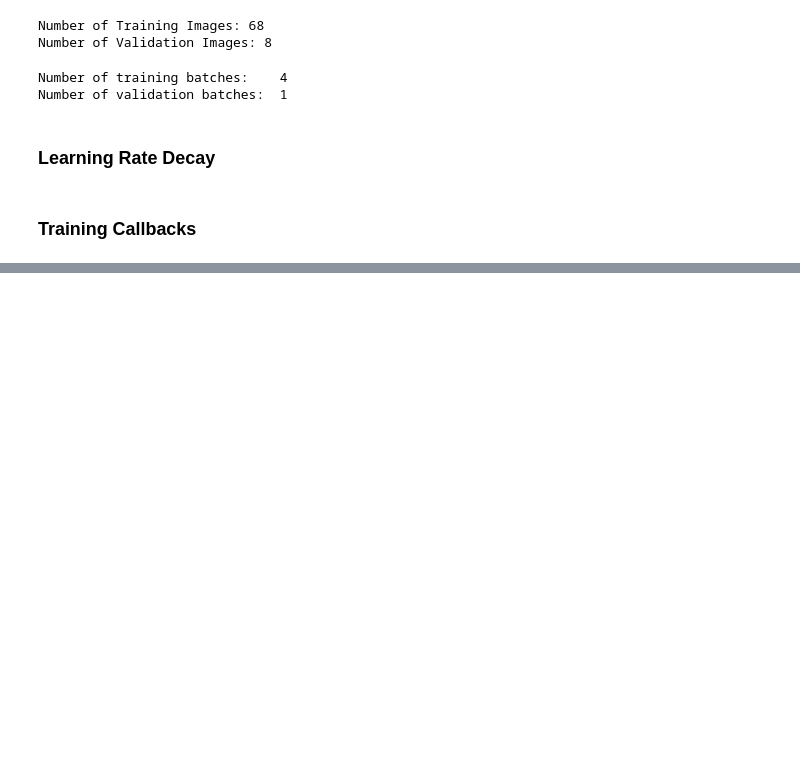
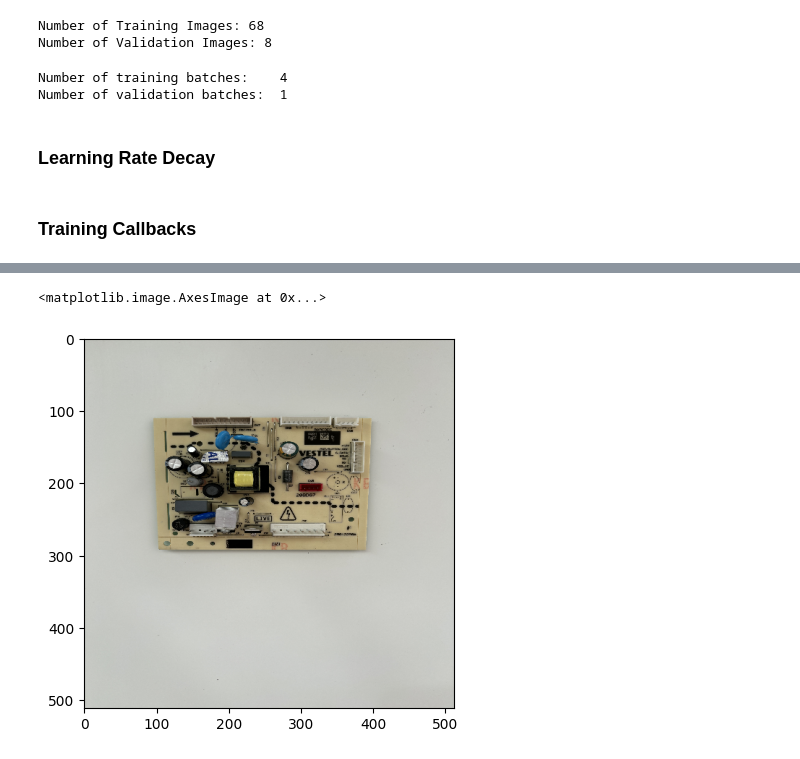
Before and after one commit to Ata-Pab/Machine_Learning, a Jupyter notebook: PCB_Defect_Detection/BD67_dataset_autoencoder.ipynb, the cells around one changed output, grey strips where cells are left out. Drawn from its saved outputs; the diff is of its cells as text; code cells hidden in the pictures; blank space fills up the shorter version.

```diff
--- a/PCB_Defect_Detection/BD67_dataset_autoencoder.ipynb
+++ b/PCB_Defect_Detection/BD67_dataset_autoencoder.ipynb
@@ -473,0 +483,9 @@ ValueError: ignored
+# %%
+import glob   # In order to get images as matrices from directory
+
+test_images = get_imgs_from_directory_as_numpy_array(dir=BD67_DEFECTED_FRONT_PATH, ext='JPG', img_size=experiment['IMAGE_SIZE'], scl=True)
+test_image = test_images[0]
+plt.imshow(test_images[0])
+# %% [output]
+<matplotlib.image.AxesImage at 0x...>
+[figure, added]
```
Also changed, not shown: parts of 19 cells of this notebook.
